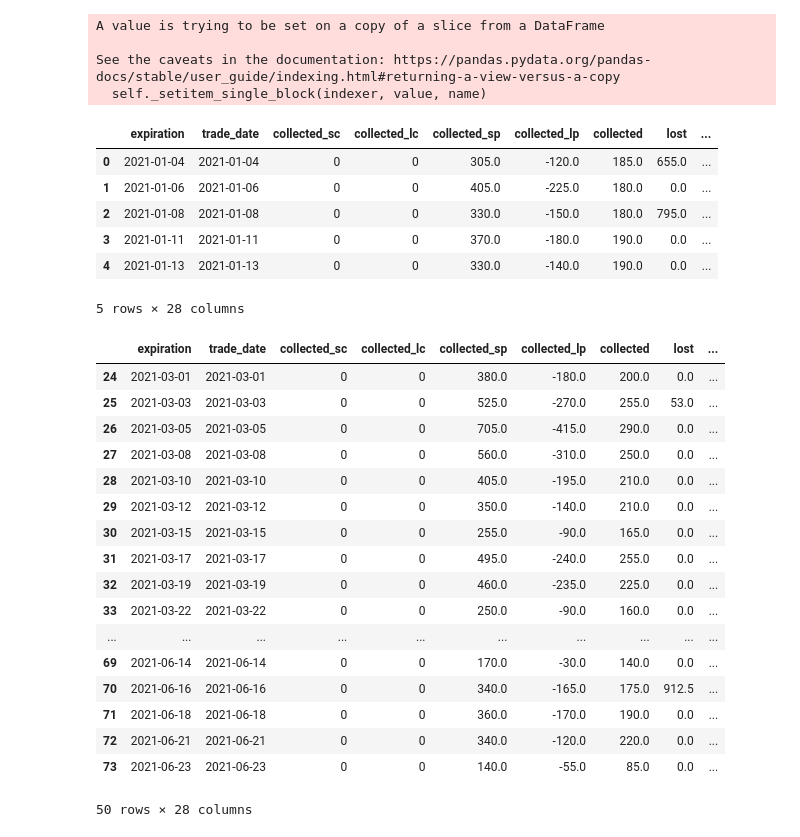
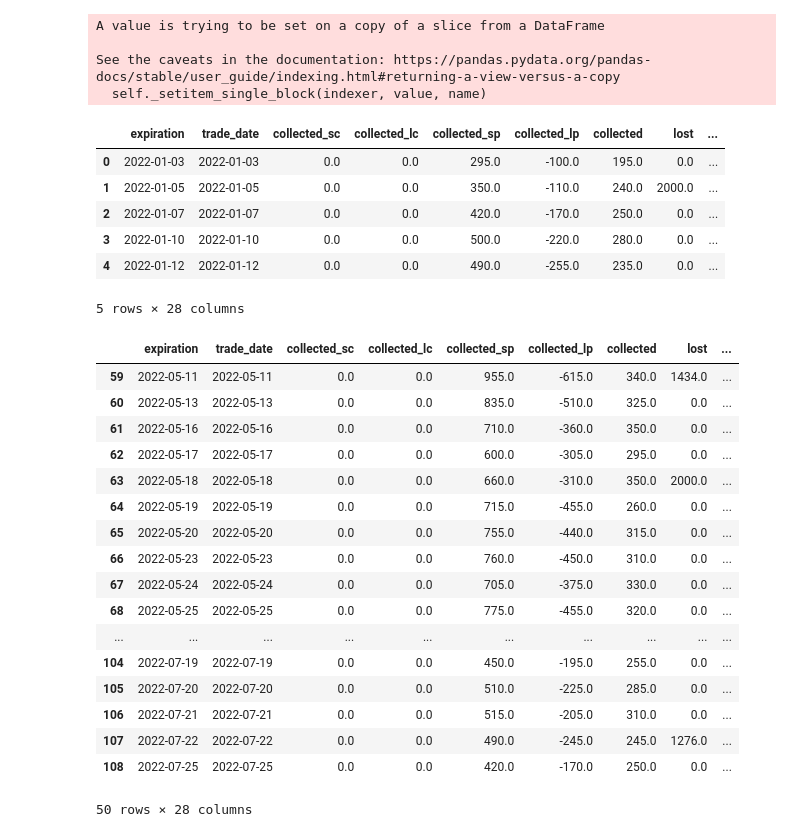
Before and after one commit to jcurtiswebb/SPXoptions-put-backtesting, a Jupyter notebook: spx-option-spread-backtester.ipynb, the cells around one changed output. Cells and saved outputs as stored; diff of their text form; code cells hidden in the pictures.

Commit message:
Kaggle Notebook | SPX Option Spread Backtester | Version 13

```diff
--- a/spx-option-spread-backtester.ipynb
+++ b/spx-option-spread-backtester.ipynb
@@ -137,8 +150,8 @@ df_trades['collected_sp'] = 0.0
 df_trades['collected_lp'] = 0.0
 df_trades['collected'] = 0.0
 df_trades['lost'] = 0.0
-df_trades['lost_put_spread'] = 0.0
-df_trades['lost_call_spread'] = 0.0
+df_trades['lost_p_s'] = 0.0
+df_trades['lost_c_s'] = 0.0
 df_trades['strike_sp'] = None
 df_trades['strike_lp'] = None
 df_trades['strike_sc'] = None
@@ -168,7 +185,7 @@ def populate_variable_delta_entry(strategy):
     return df_var_delta
 # %%
 start_time = perf_counter()
-df_var_delta = populate_variable_delta_entry(None)
+df_var_delta = populate_variable_delta_entry(strategy)
 df = pd.merge(df, df_var_delta, left_on='expiration', right_index=True)
 df_trades = pd.merge(df_trades, df_var_delta, left_on='expiration', right_index=True)
 stop_time = perf_counter()
@@ -178,7 +196,7 @@ Elapsed : 2.5180106260000343
 # %%
 start_time = perf_counter()
 # TODO, remove hardcoded 0
-df_purchase_time = df[(df['quote_time'] == purchase_time) & (df['dte'] == 0)]
+df_purchase_time = df[(df['quote_time'] == purchase_time)]
 
 # create call/put dataframe slice if needed
 df_c = df_purchase_time[(df_purchase_time['type']=="C")]
@@ -190,9 +208,9 @@ df_p = df_purchase_time[(df_purchase_time['type']=="P")]
 ##### SHORT CALL #####
 df_sc = df_c[(df_c['delta']<= df_c['delta_sc_target'])]
 # We don't know for certain how many expirations we have for a given quote date, so lets group on each and find min delta
-df_sc = df_sc.loc[df_sc.groupby(['quote_date','dte'])[['delta']].idxmax()['delta']]
+df_sc = df_sc.loc[df_sc.groupby(['quote_date'])[['delta']].idxmax()['delta']]
 # Only keep the min expiration date for each quote
-df_sc = df_sc.loc[df_sc.groupby('quote_date')[['dte']].idxmax()['dte']]
+# df_sc = df_sc.loc[df_sc.groupby('quote_date')[['dte']].idxmax()['dte']]
 #apply dataframe to get strikes and collect premium
 df_trades['strike_sc'],df_trades['delta_sc'],df_trades['collected_sc'] = df_trades.apply(
     lambda row : get_contract_strike(row['trade_date'], row['expiration'],row['delta_sc_target'], df_sc), axis = 1).T.values
@@ -201,9 +219,9 @@ df_trades['strike_sc'],df_trades['delta_sc'],df_trades['collected_sc'] = df_trad
 #### SHORT PUT ####
 df_sp = df_p[(df_p['delta']<= df_p['delta_sp_target'])]# We don't know for certain how many expirations we have for a given quote date, so lets group on each and find min delta
 # We don't know for certain how many expirations we have for a given quote date, so only focus on the next one
-df_sp = df_sp.loc[df_sp.groupby(['quote_date','dte'])[['delta']].idxmax()['delta']]
+df_sp = df_sp.loc[df_sp.groupby(['quote_date'])[['delta']].idxmax()['delta']]
 # Now that we're certain we have the minimum expiration date, get the minimum delta
-df_sp = df_sp.loc[df_sp.groupby('quote_date')[['dte']].idxmax()['dte']]
+# df_sp = df_sp.loc[df_sp.groupby('quote_date')[['dte']].idxmax()['dte']]
 df_trades['strike_sp'],df_trades['delta_sp'],df_trades['collected_sp'] = df_trades.apply(
     lambda row : get_contract_strike(row['trade_date'], row['expiration'],row['delta_sp_target'], df_sp), axis = 1).T.values
 
@@ -212,13 +230,13 @@ df_trades['strike_sp'],df_trades['delta_sp'],df_trades['collected_sp'] = df_trad
 if (df_trades['lc_offset'] > 0).all():
     df_trades['strike_lc'] = df_trades['strike_sc'] + df_trades['lc_offset']
     df_trades['strike_lc'],df_trades['delta_lc'],df_trades['collected_lc'] = df_trades.apply(
-        lambda row : get_collected_from_strike(row['trade_date'], row['expiration'],row['strike_lc'], df_lc), axis = 1).T.values
+        lambda row : get_collected_from_strike(row['trade_date'], row['expiration'],row['strike_lc'], df_c), axis = 1).T.values
     df_trades['collected_lc'] = df_trades['collected_lc']*-1
 else:
     df_lc = df_c[(df_c['delta']>= df_c['delta_lc_target'])]# We don't know for certain how many expirations we have for a given quote date, so lets group on each and find min delta
-    df_lc = df_lc.loc[df_lc.groupby(['quote_date','dte'])[['delta']].idxmin()['delta']]
+    df_lc = df_lc.loc[df_lc.groupby(['quote_date'])[['delta']].idxmin()['delta']]
     # Only keep the min expiration date for each quote
-    df_lc = df_lc.loc[df_lc.groupby('quote_date')[['dte']].idxmin()['dte']]
+#     df_lc = df_lc.loc[df_lc.groupby('quote_date')[['dte']].idxmin()['dte']]
     # apply dataframe to get strikes and collect premium
     df_trades['strike_lc'],df_trades['delta_lc'],df_trades['collected_lc'] = df_trades.apply(
         lambda row : get_contract_strike(row['trade_date'], row['expiration'],row['delta_lc_target'], df_c), axis = 1).T.values
@@ -234,9 +252,9 @@ if (df_trades['lp_offset'] > 0).all():
 else:
     df_lp = df_p[(df_p['delta']>= df_p['delta_lp_target'])]# We don't know for certain how many expirations we have for a given quote date, so lets group on each and find min delta
     # We don't know for certain how many expirations we have for a given quote date, so only focus on the next one
-    df_lp = df_lp.loc[df_lp.groupby(['quote_date','dte'])[['delta']].idxmin()['delta']]
-    # Now that we're certain we have the minimum expiration date, get the minimum delta
-    df_lp = df_lp.loc[df_lp.groupby('quote_date')[['dte']].idxmin()['dte']]
+    df_lp = df_lp.loc[df_lp.groupby(['quote_date'])[['delta']].idxmin()['delta']]
+#     # Now that we're certain we have the minimum expiration date, get the minimum delta
+#     df_lp = df_lp.loc[df_lp.groupby('quote_date')[['dte']].idxmin()['dte']]
     df_trades['strike_lp'],df_trades['delta_lp'],df_trades['collected_lp'] = df_trades.apply(
         lambda row : get_contract_strike(row['trade_date'], row['expiration'],row['delta_lp_target'], df_lp), axis = 1).T.values
     df_trades['collected_lp']=df_trades['collected_lp']*-1
@@ -311,4 +338,6 @@ Processed 16:00:00 | Elapsed : 107.06652029700001
 # %%
+df_trades['commission'] = df_trades['trade_count']*commission
+df_trades['lost'] = df_trades['lost_c_s'] + df_trades['lost_p_s']
 df_trades['net'] = df_trades['collected'] - df_trades['lost'] - df_trades['commission']
 df_trades['portfolio_value'] = 0.0
 #df_trades['daily_return'] = 0.0
@@ -334,32 +363,32 @@ A value is trying to be set on a copy of a slice from a DataFrame
 See the caveats in the documentation: https://pandas.pydata.org/pandas-docs/stable/user_guide/indexing.html#returning-a-view-versus-a-copy
   self._setitem_single_block(indexer, value, name)
 |  | expiration | trade_date | collected_sc | collected_lc | collected_sp | collected_lp | collected | lost | ... |
-| 0 | 2021-01-04 | 2021-01-04 | 0 | 0 | 305.0 | -120.0 | 185.0 | 655.0 | ... |
-| 1 | 2021-01-06 | 2021-01-06 | 0 | 0 | 405.0 | -225.0 | 180.0 | 0.0 | ... |
-| 2 | 2021-01-08 | 2021-01-08 | 0 | 0 | 330.0 | -150.0 | 180.0 | 795.0 | ... |
-| 3 | 2021-01-11 | 2021-01-11 | 0 | 0 | 370.0 | -180.0 | 190.0 | 0.0 | ... |
-| 4 | 2021-01-13 | 2021-01-13 | 0 | 0 | 330.0 | -140.0 | 190.0 | 0.0 | ... |
+| 0 | 2022-01-03 | 2022-01-03 | 0.0 | 0.0 | 295.0 | -100.0 | 195.0 | 0.0 | ... |
+| 1 | 2022-01-05 | 2022-01-05 | 0.0 | 0.0 | 350.0 | -110.0 | 240.0 | 2000.0 | ... |
+| 2 | 2022-01-07 | 2022-01-07 | 0.0 | 0.0 | 420.0 | -170.0 | 250.0 | 0.0 | ... |
+| 3 | 2022-01-10 | 2022-01-10 | 0.0 | 0.0 | 500.0 | -220.0 | 280.0 | 0.0 | ... |
+| 4 | 2022-01-12 | 2022-01-12 | 0.0 | 0.0 | 490.0 | -255.0 | 235.0 | 0.0 | ... |
 5 rows × 28 columns
 # %%
-df_trades.iloc[24:].head(50)
+df_trades.tail(50)
 # %% [output]
 |  | expiration | trade_date | collected_sc | collected_lc | collected_sp | collected_lp | collected | lost | ... |
-| 24 | 2021-03-01 | 2021-03-01 | 0 | 0 | 380.0 | -180.0 | 200.0 | 0.0 | ... |
-| 25 | 2021-03-03 | 2021-03-03 | 0 | 0 | 525.0 | -270.0 | 255.0 | 53.0 | ... |
-| 26 | 2021-03-05 | 2021-03-05 | 0 | 0 | 705.0 | -415.0 | 290.0 | 0.0 | ... |
-| 27 | 2021-03-08 | 2021-03-08 | 0 | 0 | 560.0 | -310.0 | 250.0 | 0.0 | ... |
-| 28 | 2021-03-10 | 2021-03-10 | 0 | 0 | 405.0 | -195.0 | 210.0 | 0.0 | ... |
-| 29 | 2021-03-12 | 2021-03-12 | 0 | 0 | 350.0 | -140.0 | 210.0 | 0.0 | ... |
-| 30 | 2021-03-15 | 2021-03-15 | 0 | 0 | 255.0 | -90.0 | 165.0 | 0.0 | ... |
-| 31 | 2021-03-17 | 2021-03-17 | 0 | 0 | 495.0 | -240.0 | 255.0 | 0.0 | ... |
-| 32 | 2021-03-19 | 2021-03-19 | 0 | 0 | 460.0 | -235.0 | 225.0 | 0.0 | ... |
-| 33 | 2021-03-22 | 2021-03-22 | 0 | 0 | 250.0 | -90.0 | 160.0 | 0.0 | ... |
+| 59 | 2022-05-11 | 2022-05-11 | 0.0 | 0.0 | 955.0 | -615.0 | 340.0 | 1434.0 | ... |
+| 60 | 2022-05-13 | 2022-05-13 | 0.0 | 0.0 | 835.0 | -510.0 | 325.0 | 0.0 | ... |
+| 61 | 2022-05-16 | 2022-05-16 | 0.0 | 0.0 | 710.0 | -360.0 | 350.0 | 0.0 | ... |
+| 62 | 2022-05-17 | 2022-05-17 | 0.0 | 0.0 | 600.0 | -305.0 | 295.0 | 0.0 | ... |
+| 63 | 2022-05-18 | 2022-05-18 | 0.0 | 0.0 | 660.0 | -310.0 | 350.0 | 2000.0 | ... |
+| 64 | 2022-05-19 | 2022-05-19 | 0.0 | 0.0 | 715.0 | -455.0 | 260.0 | 0.0 | ... |
+| 65 | 2022-05-20 | 2022-05-20 | 0.0 | 0.0 | 755.0 | -440.0 | 315.0 | 0.0 | ... |
+| 66 | 2022-05-23 | 2022-05-23 | 0.0 | 0.0 | 760.0 | -450.0 | 310.0 | 0.0 | ... |
+| 67 | 2022-05-24 | 2022-05-24 | 0.0 | 0.0 | 705.0 | -375.0 | 330.0 | 0.0 | ... |
+| 68 | 2022-05-25 | 2022-05-25 | 0.0 | 0.0 | 775.0 | -455.0 | 320.0 | 0.0 | ... |
 | ... | ... | ... | ... | ... | ... | ... | ... | ... | ... |
-| 69 | 2021-06-14 | 2021-06-14 | 0 | 0 | 170.0 | -30.0 | 140.0 | 0.0 | ... |
-| 70 | 2021-06-16 | 2021-06-16 | 0 | 0 | 340.0 | -165.0 | 175.0 | 912.5 | ... |
-| 71 | 2021-06-18 | 2021-06-18 | 0 | 0 | 360.0 | -170.0 | 190.0 | 0.0 | ... |
-| 72 | 2021-06-21 | 2021-06-21 | 0 | 0 | 340.0 | -120.0 | 220.0 | 0.0 | ... |
-| 73 | 2021-06-23 | 2021-06-23 | 0 | 0 | 140.0 | -55.0 | 85.0 | 0.0 | ... |
+| 104 | 2022-07-19 | 2022-07-19 | 0.0 | 0.0 | 450.0 | -195.0 | 255.0 | 0.0 | ... |
+| 105 | 2022-07-20 | 2022-07-20 | 0.0 | 0.0 | 510.0 | -225.0 | 285.0 | 0.0 | ... |
+| 106 | 2022-07-21 | 2022-07-21 | 0.0 | 0.0 | 515.0 | -205.0 | 310.0 | 0.0 | ... |
+| 107 | 2022-07-22 | 2022-07-22 | 0.0 | 0.0 | 490.0 | -245.0 | 245.0 | 1276.0 | ... |
+| 108 | 2022-07-25 | 2022-07-25 | 0.0 | 0.0 | 420.0 | -170.0 | 250.0 | 0.0 | ... |
 50 rows × 28 columns
 # %%
 
```
Also changed, not shown: parts of 10 cells of this notebook.
